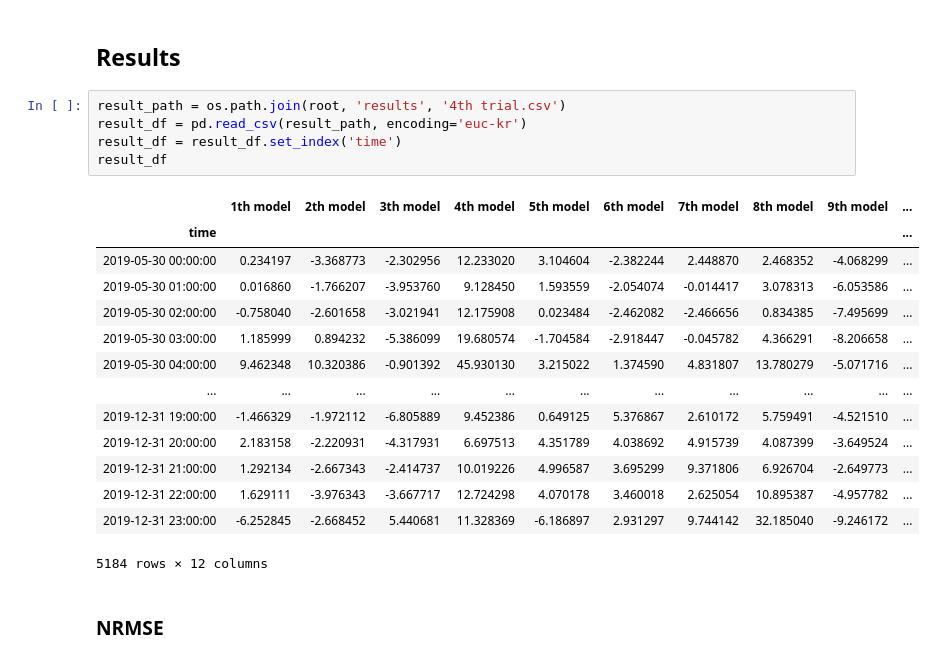
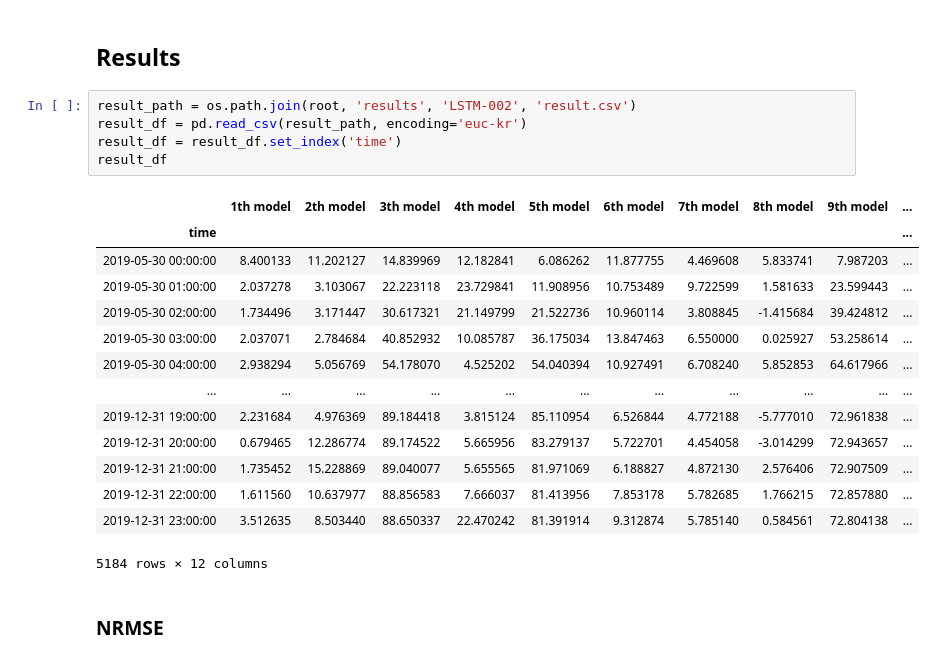
Before and after one commit to DVL-Sejong/SolarPowerPrediction, a Jupyter notebook: src/SolarPowerPrediction/6. Reseult.ipynb, the cells around one changed output. Drawn from its saved outputs; the diff is of its cells as text.

```diff
--- a/src/SolarPowerPrediction/6. Reseult.ipynb
+++ b/src/SolarPowerPrediction/6. Reseult.ipynb
@@ -53,24 +38,24 @@ features = [FeatureType.SUNSHINE,
 # %% [markdown]
 ## Results
 # %%
-result_path = os.path.join(root, 'results', '4th trial.csv')
+result_path = os.path.join(root, 'results', 'LSTM-002', 'result.csv')
 result_df = pd.read_csv(result_path, encoding='euc-kr')
 result_df = result_df.set_index('time')
 result_df
 # %% [output]
 |  | 1th model | 2th model | 3th model | 4th model | 5th model | 6th model | 7th model | 8th model | 9th model | ... |
 | time |  |  |  |  |  |  |  |  |  | ... |
-| 2019-05-30 00:00:00 | 0.234197 | -3.368773 | -2.302956 | 12.233020 | 3.104604 | -2.382244 | 2.448870 | 2.468352 | -4.068299 | ... |
-| 2019-05-30 01:00:00 | 0.016860 | -1.766207 | -3.953760 | 9.128450 | 1.593559 | -2.054074 | -0.014417 | 3.078313 | -6.053586 | ... |
-| 2019-05-30 02:00:00 | -0.758040 | -2.601658 | -3.021941 | 12.175908 | 0.023484 | -2.462082 | -2.466656 | 0.834385 | -7.495699 | ... |
-| 2019-05-30 03:00:00 | 1.185999 | 0.894232 | -5.386099 | 19.680574 | -1.704584 | -2.918447 | -0.045782 | 4.366291 | -8.206658 | ... |
-| 2019-05-30 04:00:00 | 9.462348 | 10.320386 | -0.901392 | 45.930130 | 3.215022 | 1.374590 | 4.831807 | 13.780279 | -5.071716 | ... |
+| 2019-05-30 00:00:00 | 8.400133 | 11.202127 | 14.839969 | 12.182841 | 6.086262 | 11.877755 | 4.469608 | 5.833741 | 7.987203 | ... |
+| 2019-05-30 01:00:00 | 2.037278 | 3.103067 | 22.223118 | 23.729841 | 11.908956 | 10.753489 | 9.722599 | 1.581633 | 23.599443 | ... |
+| 2019-05-30 02:00:00 | 1.734496 | 3.171447 | 30.617321 | 21.149799 | 21.522736 | 10.960114 | 3.808845 | -1.415684 | 39.424812 | ... |
+| 2019-05-30 03:00:00 | 2.037071 | 2.784684 | 40.852932 | 10.085787 | 36.175034 | 13.847463 | 6.550000 | 0.025927 | 53.258614 | ... |
+| 2019-05-30 04:00:00 | 2.938294 | 5.056769 | 54.178070 | 4.525202 | 54.040394 | 10.927491 | 6.708240 | 5.852853 | 64.617966 | ... |
 | ... | ... | ... | ... | ... | ... | ... | ... | ... | ... | ... |
-| 2019-12-31 19:00:00 | -1.466329 | -1.972112 | -6.805889 | 9.452386 | 0.649125 | 5.376867 | 2.610172 | 5.759491 | -4.521510 | ... |
-| 2019-12-31 20:00:00 | 2.183158 | -2.220931 | -4.317931 | 6.697513 | 4.351789 | 4.038692 | 4.915739 | 4.087399 | -3.649524 | ... |
-| 2019-12-31 21:00:00 | 1.292134 | -2.667343 | -2.414737 | 10.019226 | 4.996587 | 3.695299 | 9.371806 | 6.926704 | -2.649773 | ... |
-| 2019-12-31 22:00:00 | 1.629111 | -3.976343 | -3.667717 | 12.724298 | 4.070178 | 3.460018 | 2.625054 | 10.895387 | -4.957782 | ... |
-| 2019-12-31 23:00:00 | -6.252845 | -2.668452 | 5.440681 | 11.328369 | -6.186897 | 2.931297 | 9.744142 | 32.185040 | -9.246172 | ... |
+| 2019-12-31 19:00:00 | 2.231684 | 4.976369 | 89.184418 | 3.815124 | 85.110954 | 6.526844 | 4.772188 | -5.777010 | 72.961838 | ... |
+| 2019-12-31 20:00:00 | 0.679465 | 12.286774 | 89.174522 | 5.665956 | 83.279137 | 5.722701 | 4.454058 | -3.014299 | 72.943657 | ... |
+| 2019-12-31 21:00:00 | 1.735452 | 15.228869 | 89.040077 | 5.655565 | 81.971069 | 6.188827 | 4.872130 | 2.576406 | 72.907509 | ... |
+| 2019-12-31 22:00:00 | 1.611560 | 10.637977 | 88.856583 | 7.666037 | 81.413956 | 7.853178 | 5.782685 | 1.766215 | 72.857880 | ... |
+| 2019-12-31 23:00:00 | 3.512635 | 8.503440 | 88.650337 | 22.470242 | 81.391914 | 9.312874 | 5.785140 | 0.584561 | 72.804138 | ... |
 5184 rows × 12 columns
 # %% [markdown]
 ### NRMSE
```
Also changed, not shown: parts of 9 cells of this notebook, 3 other files.
